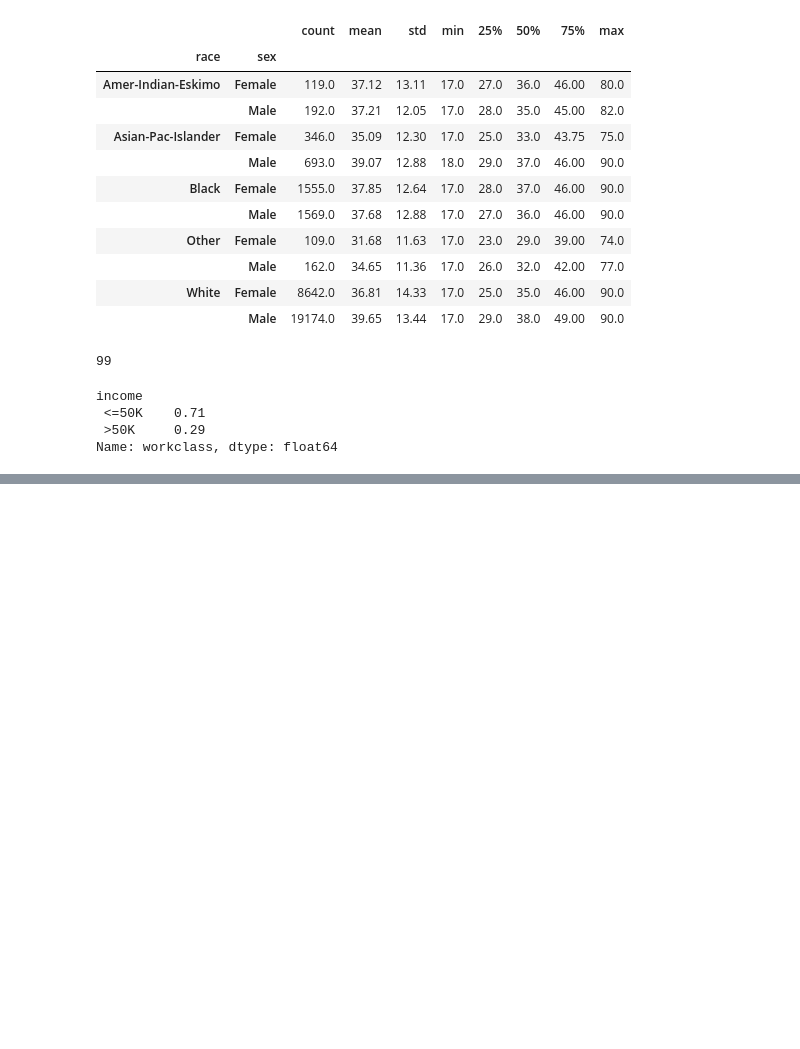
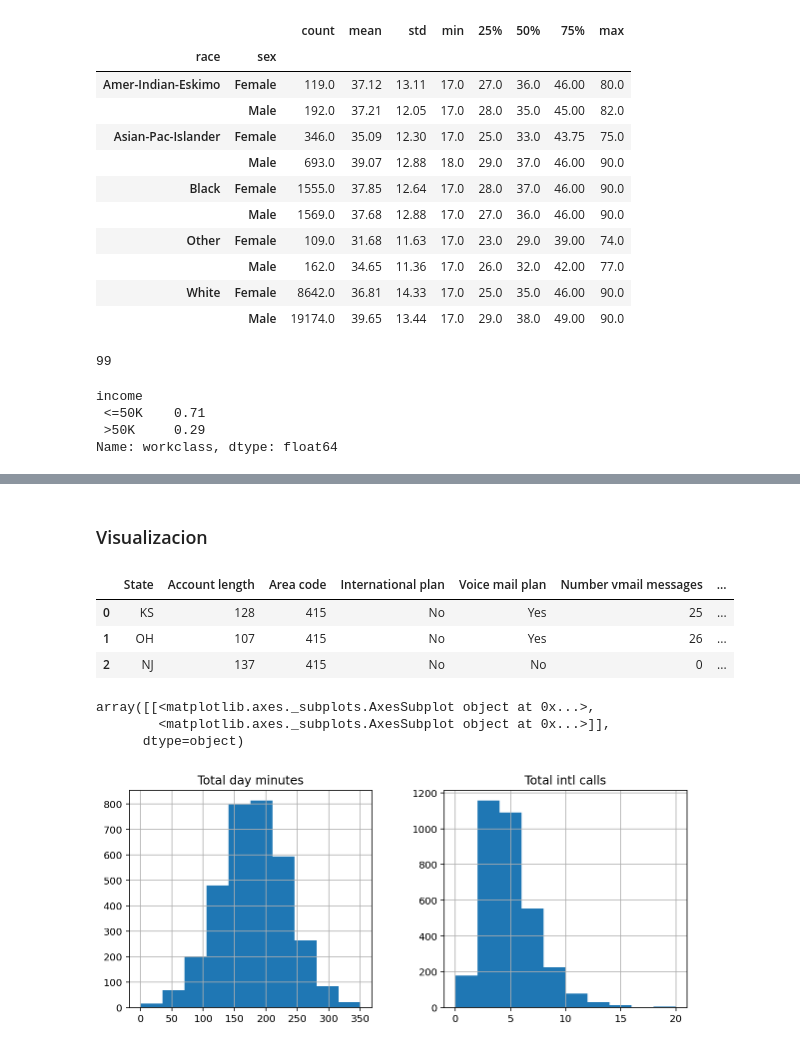
Before and after one commit to gonzalo71/TestGit, a Jupyter notebook: hoja_sucia.ipynb, the cells around one changed output, grey strips where cells are left out. Saved outputs shown, nothing was run; the diff lists cells and outputs as text; code cells hidden in the pictures; blank space fills up the shorter version.

Commit message:
"ejercicios hoja sucia"

```diff
--- a/hoja_sucia.ipynb
+++ b/hoja_sucia.ipynb
@@ -631,0 +646,19 @@ Name: workclass, dtype: float64
+# %% [markdown]
+### Visualizacion
+# %%
+url = r"C:\Users\gonza\OneDrive\Documentos\datascience-thebridge-master\ejercicios gonzalo\DATA\telecom_churn.csv"
+df = pd.read_csv(url)
+df.head(3)
+# %% [output]
+|  | State | Account length | Area code | International plan | Voice mail plan | Number vmail messages | ... |
+| 0 | KS | 128 | 415 | No | Yes | 25 | ... |
+| 1 | OH | 107 | 415 | No | Yes | 26 | ... |
+| 2 | NJ | 137 | 415 | No | No | 0 | ... |
+# %%
+features = ['Total day minutes', 'Total intl calls']
+df[features].hist(figsize=(10,4 ))
+# %% [output]
+array([[<matplotlib.axes._subplots.AxesSubplot object at 0x...>,
+        <matplotlib.axes._subplots.AxesSubplot object at 0x...>]],
+      dtype=object)
+[figure, added]
```
Also changed, not shown: parts of 11 cells of this notebook.
